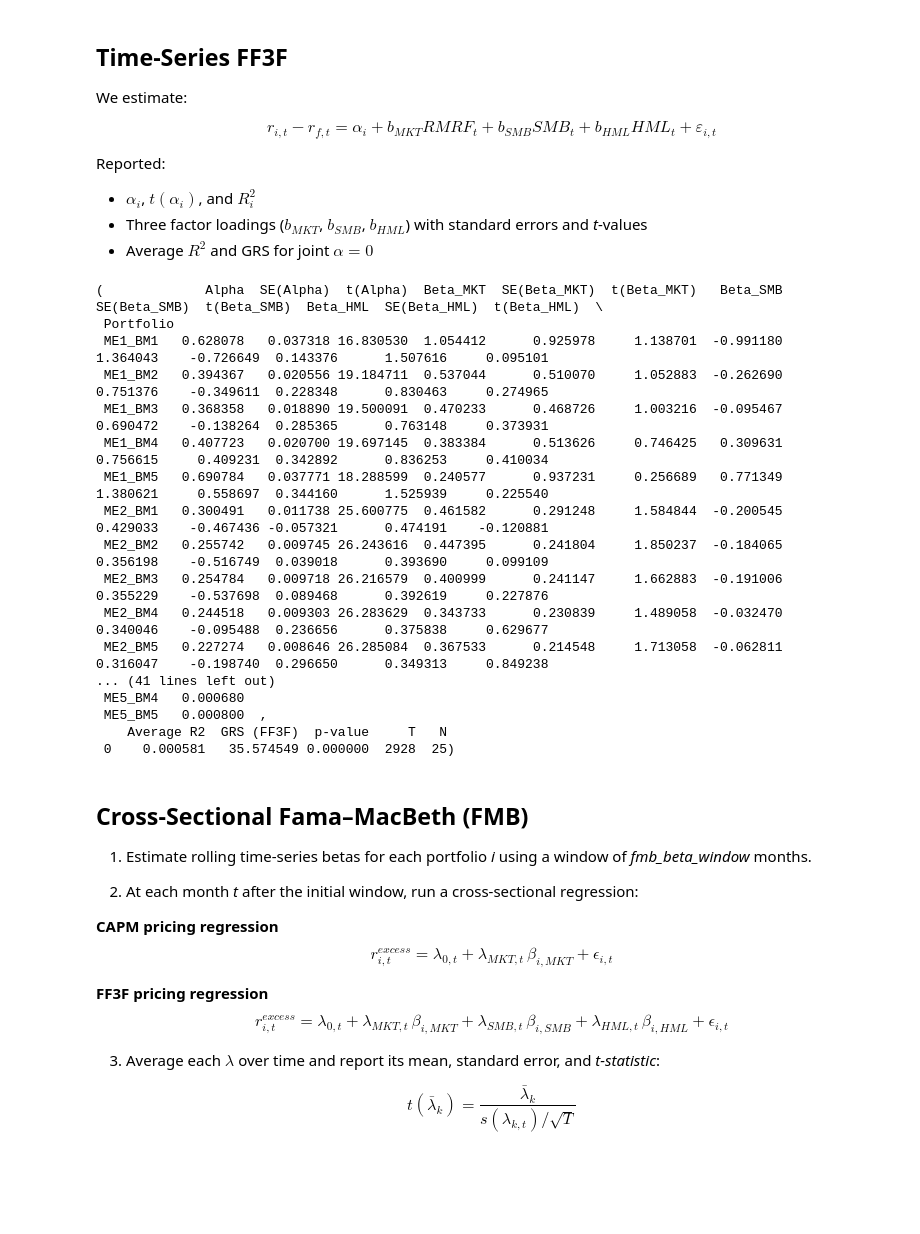
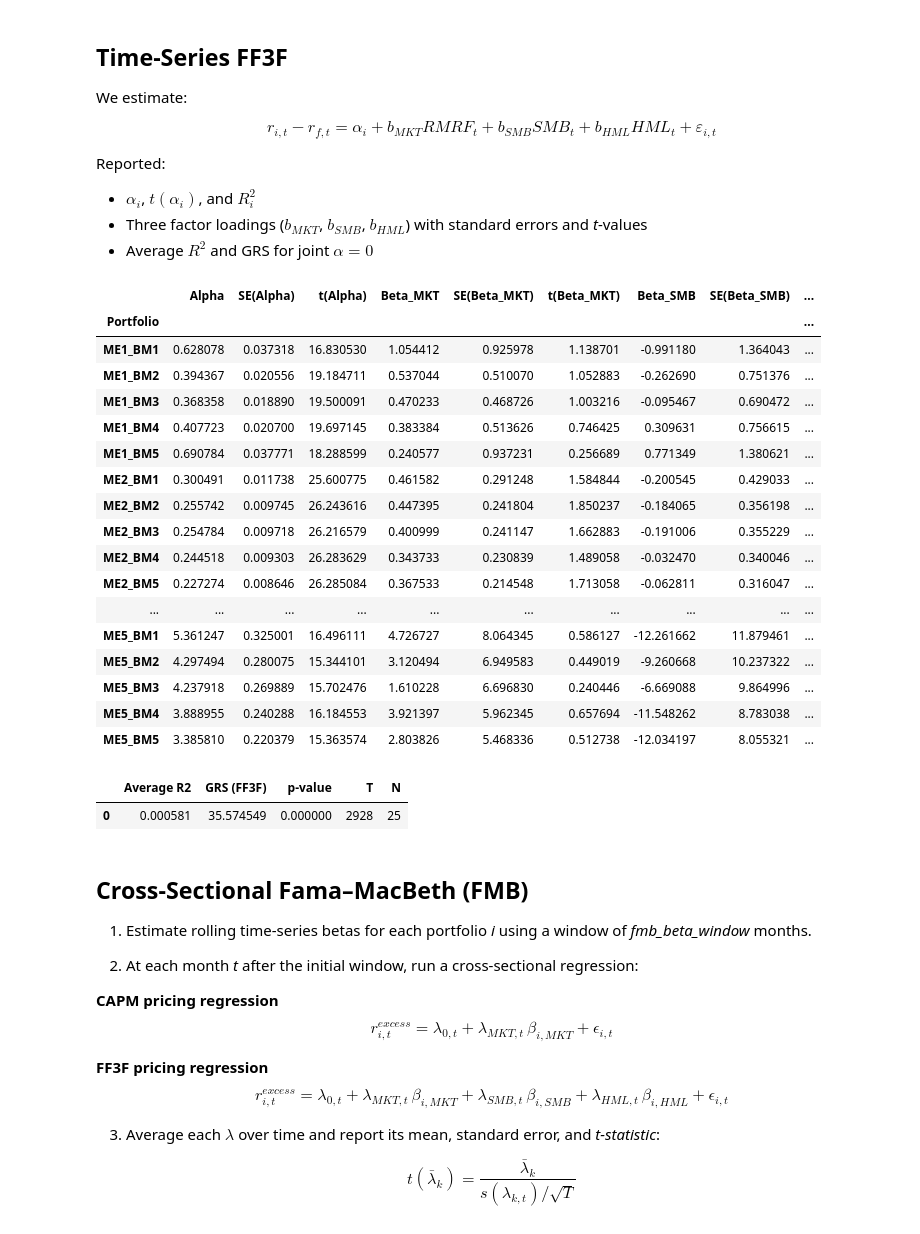
Before and after one commit to dhajibashi/Project_3, a Jupyter notebook: FIN684_Project_III.ipynb, the cells around one changed output. Cells and saved outputs as stored; diff of their text form; code cells hidden in the pictures; blank space fills up the shorter version.

```diff
--- a/FIN684_Project_III.ipynb
+++ b/FIN684_Project_III.ipynb
@@ -595,51 +601,56 @@ for p in port_cols:
         "R2": r2
     })
     alphas_ff3.append(a)
     resids_ff3.append(m.resid)
 
 ff3_table = pd.DataFrame(ff3_rows).set_index("Portfolio")
 avg_r2_ff3 = ff3_table["R2"].mean()
 
 # residual covariance
 resid_mat_ff3 = pd.DataFrame({p: resids_ff3[i] for i, p in enumerate(port_cols)}).dropna()
 Sigma_e_ff3   = resid_mat_ff3.cov()
 
 # factor moments
 f_means_ff3 = sample[["RMRF","SMB","HML"]].mean().values
 f_cov_ff3   = sample[["RMRF","SMB","HML"]].cov()
 
 T_ff3 = resid_mat_ff3.shape[0]
 N_ff3 = len(port_cols)
 L_ff3 = 3
 
 GRS_ff3, p_ff3 = grs_test_with_alphas(alphas_ff3, f_means_ff3, f_cov_ff3, Sigma_e_ff3, T_ff3, N_ff3, L_ff3)
 
 ff3_summary = pd.DataFrame({
     "Average R2": [avg_r2_ff3],
     "GRS (FF3F)": [GRS_ff3],
     "p-value": [p_ff3],
     "T": [T_ff3],
     "N": [N_ff3]
 })
-ff3_table, ff3_summary
+
+display(ff3_table)
+display(ff3_summary)
 # %% [output]
-(             Alpha  SE(Alpha)  t(Alpha)  Beta_MKT  SE(Beta_MKT)  t(Beta_MKT)   Beta_SMB  SE(Beta_SMB)  t(Beta_SMB)  Beta_HML  SE(Beta_HML)  t(Beta_HML)  \
- Portfolio
- ME1_BM1   0.628078   0.037318 16.830530  1.054412      0.925978     1.138701  -0.991180      1.364043    -0.726649  0.143376      1.507616     0.095101
- ME1_BM2   0.394367   0.020556 19.184711  0.537044      0.510070     1.052883  -0.262690      0.751376    -0.349611  0.228348      0.830463     0.274965
- ME1_BM3   0.368358   0.018890 19.500091  0.470233      0.468726     1.003216  -0.095467      0.690472    -0.138264  0.285365      0.763148     0.373931
- ME1_BM4   0.407723   0.020700 19.697145  0.383384      0.513626     0.746425   0.309631      0.756615     0.409231  0.342892      0.836253     0.410034
- ME1_BM5   0.690784   0.037771 18.288599  0.240577      0.937231     0.256689   0.771349      1.380621     0.558697  0.344160      1.525939     0.225540
- ME2_BM1   0.300491   0.011738 25.600775  0.461582      0.291248     1.584844  -0.200545      0.429033    -0.467436 -0.057321      0.474191    -0.120881
- ME2_BM2   0.255742   0.009745 26.243616  0.447395      0.241804     1.850237  -0.184065      0.356198    -0.516749  0.039018      0.393690     0.099109
- ME2_BM3   0.254784   0.009718 26.216579  0.400999      0.241147     1.662883  -0.191006      0.355229    -0.537698  0.089468      0.392619     0.227876
- ME2_BM4   0.244518   0.009303 26.283629  0.343733      0.230839     1.489058  -0.032470      0.340046    -0.095488  0.236656      0.375838     0.629677
- ME2_BM5   0.227274   0.008646 26.285084  0.367533      0.214548     1.713058  -0.062811      0.316047    -0.198740  0.296650      0.349313     0.849238
-... (41 lines left out)
- ME5_BM4   0.000680
- ME5_BM5   0.000800  ,
-    Average R2  GRS (FF3F)  p-value     T   N
- 0    0.000581   35.574549 0.000000  2928  25)
+|  | Alpha | SE(Alpha) | t(Alpha) | Beta_MKT | SE(Beta_MKT) | t(Beta_MKT) | Beta_SMB | SE(Beta_SMB) | ... |
+| Portfolio |  |  |  |  |  |  |  |  | ... |
+| ME1_BM1 | 0.628078 | 0.037318 | 16.830530 | 1.054412 | 0.925978 | 1.138701 | -0.991180 | 1.364043 | ... |
+| ME1_BM2 | 0.394367 | 0.020556 | 19.184711 | 0.537044 | 0.510070 | 1.052883 | -0.262690 | 0.751376 | ... |
+| ME1_BM3 | 0.368358 | 0.018890 | 19.500091 | 0.470233 | 0.468726 | 1.003216 | -0.095467 | 0.690472 | ... |
+| ME1_BM4 | 0.407723 | 0.020700 | 19.697145 | 0.383384 | 0.513626 | 0.746425 | 0.309631 | 0.756615 | ... |
+| ME1_BM5 | 0.690784 | 0.037771 | 18.288599 | 0.240577 | 0.937231 | 0.256689 | 0.771349 | 1.380621 | ... |
+| ME2_BM1 | 0.300491 | 0.011738 | 25.600775 | 0.461582 | 0.291248 | 1.584844 | -0.200545 | 0.429033 | ... |
+| ME2_BM2 | 0.255742 | 0.009745 | 26.243616 | 0.447395 | 0.241804 | 1.850237 | -0.184065 | 0.356198 | ... |
+| ME2_BM3 | 0.254784 | 0.009718 | 26.216579 | 0.400999 | 0.241147 | 1.662883 | -0.191006 | 0.355229 | ... |
+| ME2_BM4 | 0.244518 | 0.009303 | 26.283629 | 0.343733 | 0.230839 | 1.489058 | -0.032470 | 0.340046 | ... |
+| ME2_BM5 | 0.227274 | 0.008646 | 26.285084 | 0.367533 | 0.214548 | 1.713058 | -0.062811 | 0.316047 | ... |
+| ... | ... | ... | ... | ... | ... | ... | ... | ... | ... |
+| ME5_BM1 | 5.361247 | 0.325001 | 16.496111 | 4.726727 | 8.064345 | 0.586127 | -12.261662 | 11.879461 | ... |
+| ME5_BM2 | 4.297494 | 0.280075 | 15.344101 | 3.120494 | 6.949583 | 0.449019 | -9.260668 | 10.237322 | ... |
+| ME5_BM3 | 4.237918 | 0.269889 | 15.702476 | 1.610228 | 6.696830 | 0.240446 | -6.669088 | 9.864996 | ... |
+| ME5_BM4 | 3.888955 | 0.240288 | 16.184553 | 3.921397 | 5.962345 | 0.657694 | -11.548262 | 8.783038 | ... |
+| ME5_BM5 | 3.385810 | 0.220379 | 15.363574 | 2.803826 | 5.468336 | 0.512738 | -12.034197 | 8.055321 | ... |
+|  | Average R2 | GRS (FF3F) | p-value | T | N |
+| 0 | 0.000581 | 35.574549 | 0.000000 | 2928 | 25 |
 # %% [markdown]
 ## Cross-Sectional Fama–MacBeth (FMB)
 
```
Also changed, not shown: parts of 4 cells of this notebook.
